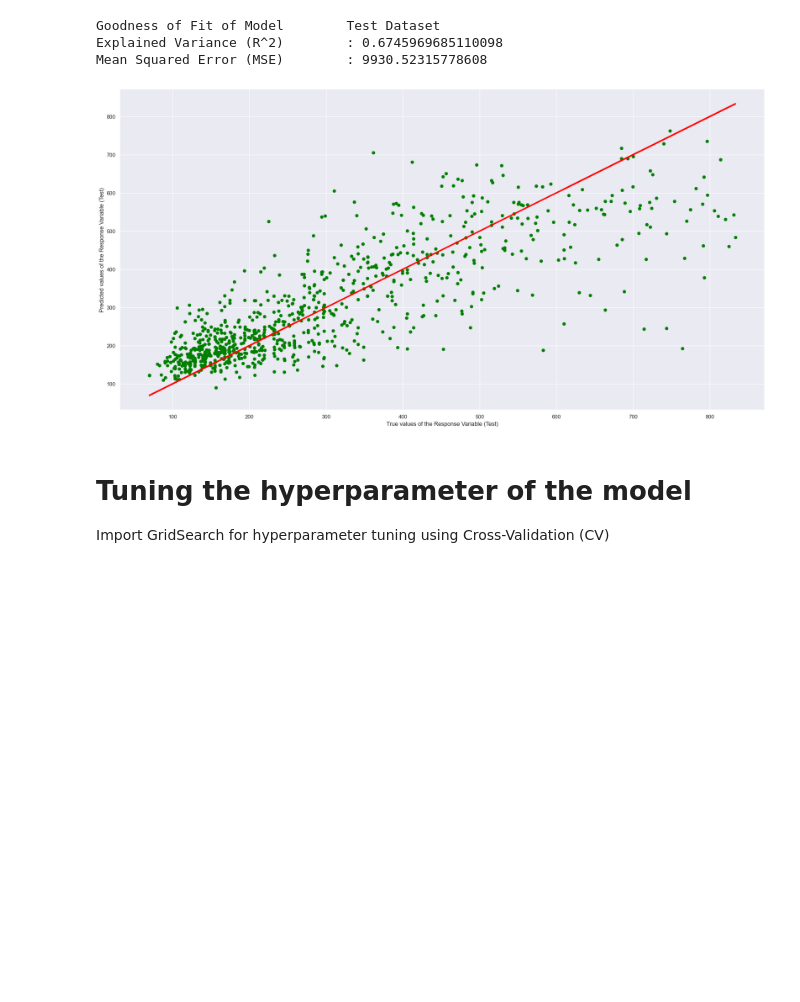
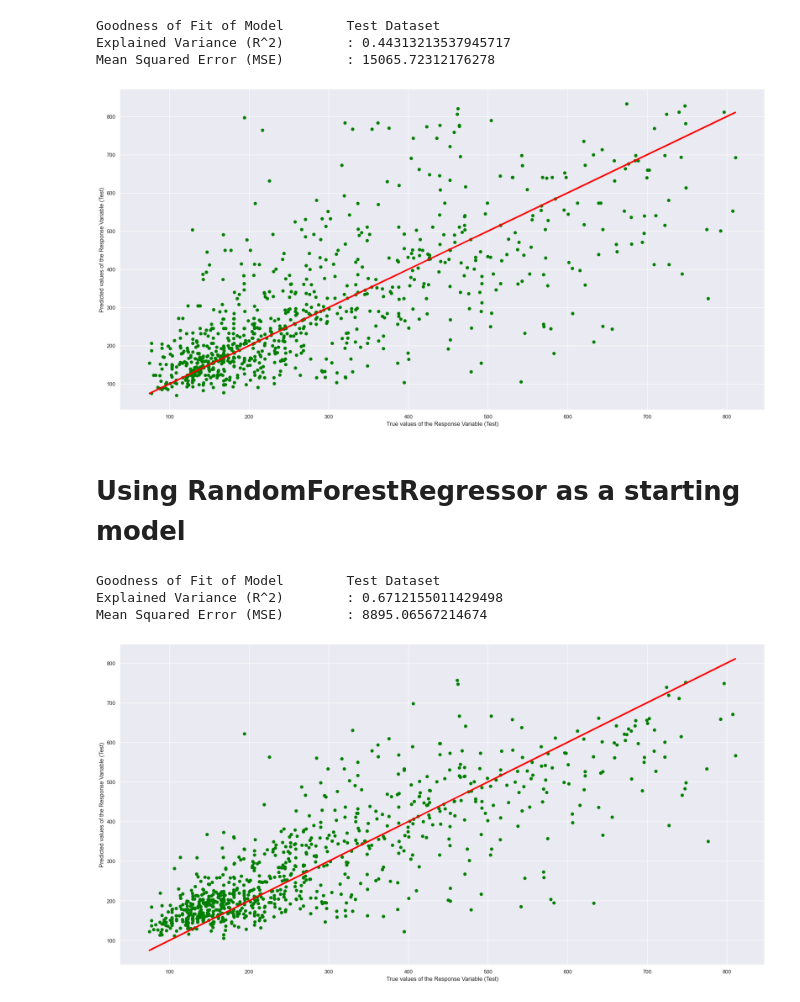
Before and after one commit to Revold1/SC1015-AirBNB, a Jupyter notebook: AdaBoost Regression Model.ipynb, the cells around one changed output. Cells and saved outputs as stored; diff of their text form; code cells hidden in the pictures; blank space fills up the shorter version.

Commit message:
Finshed up hyperparameter tuning and discussed about overfitting/underfitting

```diff
--- a/AdaBoost Regression Model.ipynb
+++ b/AdaBoost Regression Model.ipynb
@@ -68,3 +69,23 @@ Solution: Use a better starting model for the regression
+# %%
+#Prediction using DecisionTreeRegressor
+
+from sklearn.tree import DecisionTreeRegressor
+model = DecisionTreeRegressor()
+model.fit(x_train, y_train.values.ravel())
+
+#Prediction using test data set
+y_test_pred = model.predict(x_test)
+
+model_statistics(model, x_test, y_test, y_test_pred)
+
+plot_pred(y_test, y_test_pred)
+# %% [output]
+Goodness of Fit of Model        Test Dataset
+Explained Variance (R^2)        : 0.44313213537945717
+Mean Squared Error (MSE)        : 15065.72312176278
+[figure, added]
+# %% [markdown]
+# Using RandomForestRegressor as a starting model
 # %%
 from sklearn.ensemble import RandomForestRegressor
 
@@ -81,13 +102,9 @@ model_statistics(model, x_test, y_test, y_test_pred)
 plot_pred(y_test, y_test_pred)
 # %% [output]
 Goodness of Fit of Model        Test Dataset
-Explained Variance (R^2)        : 0.6745969685110098
-Mean Squared Error (MSE)        : 9930.52315778608
+Explained Variance (R^2)        : 0.6712155011429498
+Mean Squared Error (MSE)        : 8895.06567214674
-[figure, old version]
+[figure, new version]
-# %% [markdown]
-# Tuning the hyperparameter of the model
-
-Import GridSearch for hyperparameter tuning using Cross-Validation (CV)
 # %%
 # Import GridSearch for hyperparameter tuning using Cross-Validation (CV)
 from sklearn.model_selection import GridSearchCV
```
Also changed, not shown: parts of 4 cells of this notebook, 7 other files.
